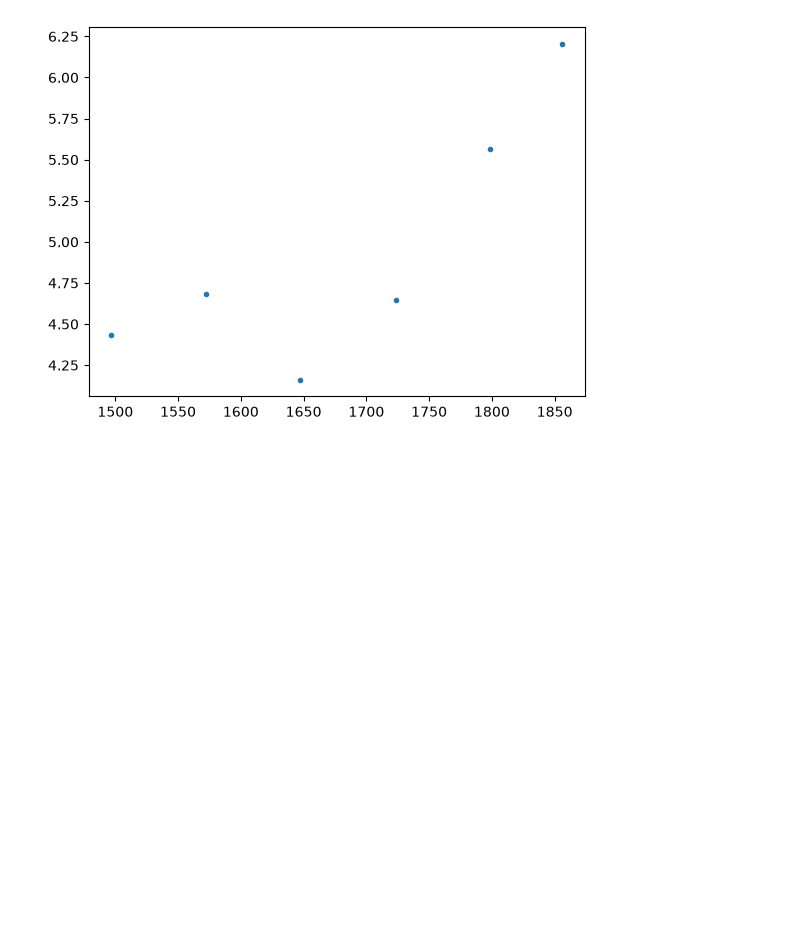
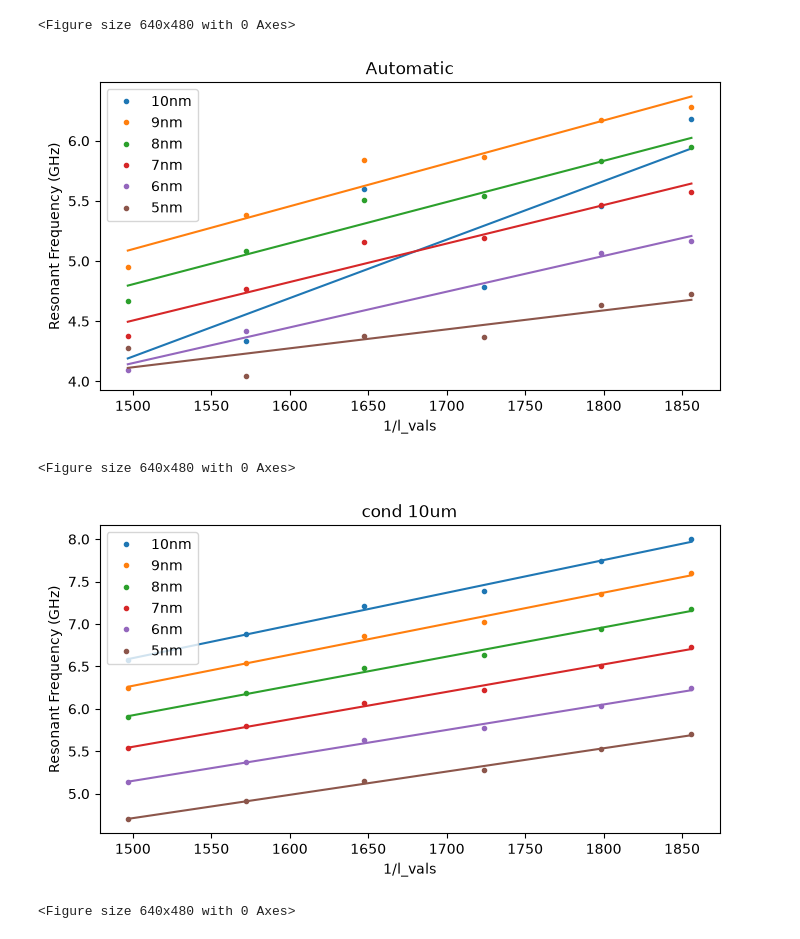
Before and after one commit to benji-thomas/Resonator-Frequency-Simulation, a Jupyter notebook: Simulation_thickness.ipynb, the cells around one changed output. Saved outputs shown, nothing was run; the diff lists cells and outputs as text; code cells hidden in the pictures; blank space fills up the shorter version.

```diff
--- a/Simulation_thickness.ipynb
+++ b/Simulation_thickness.ipynb
@@ -56,14 +66,45 @@ sim_EPA2_6nm =  np.array([6.03969,5.37472,5.76981,5.13378,5.63356,6.24140])
 sim_EPA2_5nm =  np.array([5.52492,4.91686,5.27859,4.69653,5.15272,5.70906])
 
 #EPA 3
-sim_EPA2_10nm = np.array([7.99140,7.01413,7.65517,6.70104,7.34165,8.29062])
-sim_EPA2_9nm =  np.array([7.59627,6.66714,7.27634,6.36965,6.97848,np.nan])
-sim_EPA2_8nm =  np.array([np.nan,np.nan,np.nan,np.nan,np.nan,np.nan])
-sim_EPA2_7nm =  np.array([np.nan,np.nan,np.nan,np.nan,np.nan,np.nan])
-sim_EPA2_6nm =  np.array([6.23986,5.47622,5.97672,5.23231,5.73245,6.47045])
-sim_EPA2_5nm =  np.array([5.70780,5.00936,5.46707,4.78652,5.24460,5.91927])
+sim_EPA3_10nm = np.array([7.99140,7.01413,7.65517,6.70104,7.34165,8.29062])
+sim_EPA3_9nm =  np.array([7.59627,6.66714,7.27634,6.36965,6.97848,np.nan])
+sim_EPA3_8nm =  np.array([np.nan,np.nan,np.nan,np.nan,np.nan,np.nan])
+sim_EPA3_7nm =  np.array([np.nan,np.nan,np.nan,np.nan,np.nan,np.nan])
+sim_EPA3_6nm =  np.array([6.23986,5.47622,5.97672,5.23231,5.73245,6.47045])
+sim_EPA3_5nm =  np.array([5.70780,5.00936,5.46707,4.78652,5.24460,5.91927])
-# %%
-plt.plot(1/l_vals,sim_results_10nm,'.')
-plt.show()
-# %% [output]
-[figure, removed]
+# %%
+epa_groups = {
+    "Automatic": {"10nm": sim_EPA1_10nm, "9nm": sim_EPA1_9nm, "8nm": sim_EPA1_8nm,
+              "7nm": sim_EPA1_7nm, "6nm": sim_EPA1_6nm, "5nm": sim_EPA1_5nm},
+    "cond 10um": {"10nm": sim_EPA2_10nm, "9nm": sim_EPA2_9nm, "8nm": sim_EPA2_8nm,
+              "7nm": sim_EPA2_7nm, "6nm": sim_EPA2_6nm, "5nm": sim_EPA2_5nm},
+    "cond 5um": {"10nm": sim_EPA3_10nm, "9nm": sim_EPA3_9nm, "8nm": sim_EPA3_8nm,
+              "7nm": sim_EPA3_7nm, "6nm": sim_EPA3_6nm, "5nm": sim_EPA3_5nm},
+}
+
+x = 1 / l_vals
+
+for epa_name, arrs in epa_groups.items():
+    plt.figure()
+    plt.figure(figsize=(8, 4))
+    for label, arr in arrs.items():
+        mask = ~np.isnan(arr)
+        pts = plt.plot(x, arr, '.', label=label)
+        color = pts[0].get_color()
+
+        if mask.sum() >= 2:  # need at least 2 points to fit a line
+            m, b = np.polyfit(x[mask], arr[mask], 1)
+            x_fit = np.linspace(x.min(), x.max(), 100)
+            plt.plot(x_fit, m*x_fit + b, '-', color=color)
+
+    plt.xlabel("1/l_vals")
+    plt.ylabel("Resonant Frequency (GHz)")
+    plt.title(epa_name)
+    plt.legend()
+    plt.show()
+# %% [output]
+<Figure size 640x480 with 0 Axes>
+[figure, added]
+<Figure size 640x480 with 0 Axes>
+[figure, added]
+<Figure size 640x480 with 0 Axes>
```
Also changed, not shown: parts of 7 cells of this notebook.
